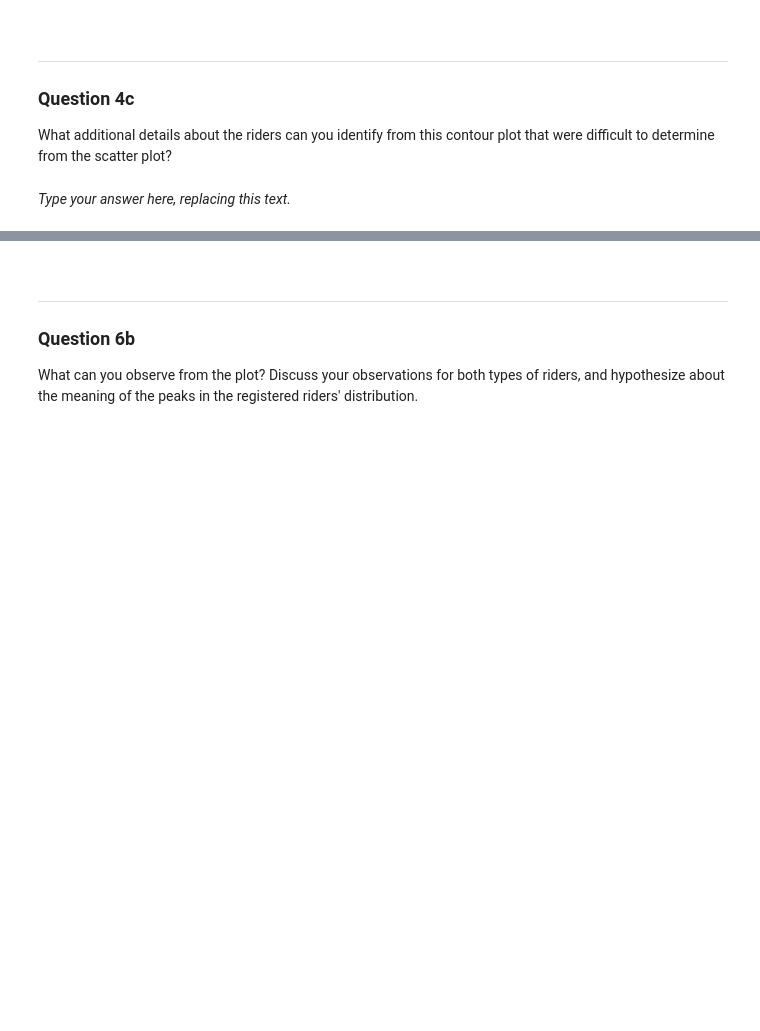
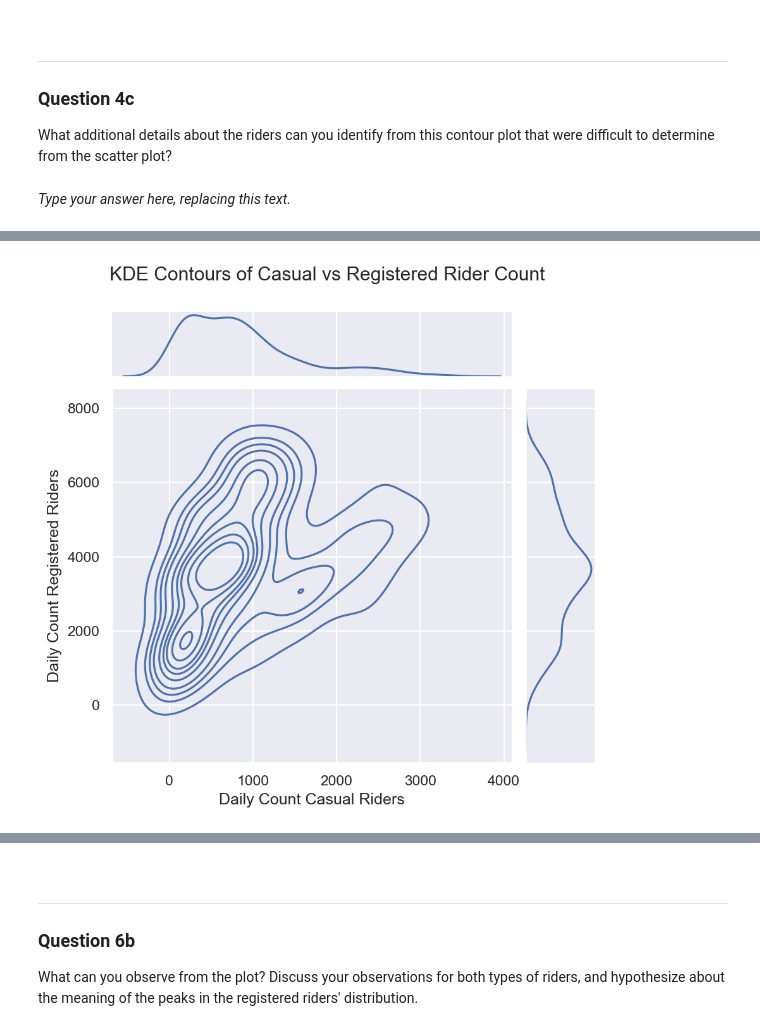
Before and after one commit to GhostLazy/Data100, a Jupyter notebook: su24-materials-main/hw/hw05/hw05.ipynb, the cells around one changed output, grey strips where cells are left out. Drawn from its saved outputs; the diff is of its cells as text; code cells hidden in the pictures; blank space fills up the shorter version.

```diff
--- a/su24-materials-main/hw/hw05/hw05.ipynb
+++ b/su24-materials-main/hw/hw05/hw05.ipynb
@@ -478,9 +555,13 @@ For example, if we wanted to plot a scatterplot with 'Height' on the x-axis and
 * At the end of the cell, we called `plt.suptitle` to set a custom location for the title.
 * We also called `plt.subplots_adjust(top=0.9)` in case your title overlaps with your plot.
 # %%
-...
+sns.jointplot(daily_counts, x="casual", y="registered", kind="kde")
+plt.xlabel("Daily Count Casual Riders")
+plt.ylabel("Daily Count Registered Riders")
 plt.suptitle("KDE Contours of Casual vs Registered Rider Count")
 plt.subplots_adjust(top=0.9);
+# %% [output]
+[figure, added]
 # %% [markdown]
 <!-- END QUESTION -->
 
```
Also changed, not shown: parts of 34 cells of this notebook, 3 other files.
